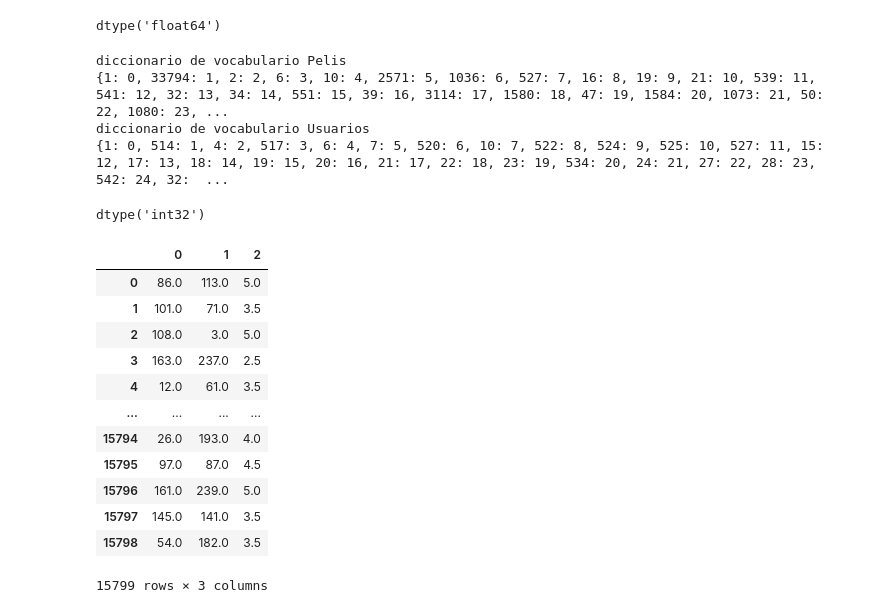
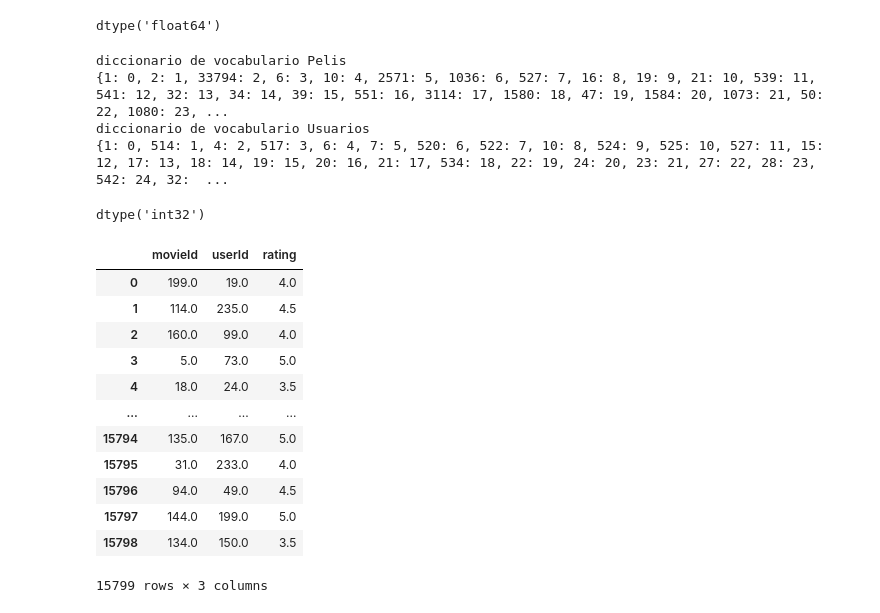
Before and after one commit to juanpsch/aprendizaje_profundo, a Jupyter notebook: Examen/SCHAMUN-JUANPABLO-DL_Examen_OCTUBRE_2023_2.ipynb, the cells around one changed output. Drawn from its saved outputs; the diff is of its cells as text; code cells hidden in the pictures.

```diff
--- a/Examen/SCHAMUN-JUANPABLO-DL_Examen_OCTUBRE_2023_2.ipynb
+++ b/Examen/SCHAMUN-JUANPABLO-DL_Examen_OCTUBRE_2023_2.ipynb
@@ -305,6 +305,7 @@ dtype('float64')
 # armamos un diccionario que me mapee el un índex
 # para pelis
 peli_to_idx = {peliId: i for i, peliId in enumerate(set(pelis))}
+idx_to_peli = {i:peliId for i, peliId in enumerate(set(pelis))}
 # Vector de pelis_idx en el dataset
 pelis_idx = np.array([peli_to_idx[value] for value in pelis])
 # Divido el vector pelis_idx en entrenamiento y validación
@@ -313,6 +314,7 @@ pelis_idx_valid = pelis_idx[valid_idx]
 
 # para usuarios
 user_to_idx = {userId: i for i, userId in enumerate(set(usuarios))}
+idx_to_user = {i:userId for i, userId in enumerate(set(usuarios))}
 # Vector de users_idx en el dataset
 users_idx = np.array([user_to_idx[value] for value in usuarios])
 # Divido el vector users_idx en entrenamiento y validación
@@ -325,9 +327,9 @@ print('diccionario de vocabulario Usuarios')
 print(user_to_idx)
 # %% [output]
 diccionario de vocabulario Pelis
-{1: 0, 33794: 1, 2: 2, 6: 3, 10: 4, 2571: 5, 1036: 6, 527: 7, 16: 8, 19: 9, 21: 10, 539: 11, 541: 12, 32: 13, 34: 14, 551: 15, 39: 16, 3114: 17, 1580: 18, 47: 19, 1584: 20, 1073: 21, 50: 22, 1080: 23, ...
+{1: 0, 2: 1, 33794: 2, 6: 3, 10: 4, 2571: 5, 1036: 6, 527: 7, 16: 8, 19: 9, 21: 10, 539: 11, 541: 12, 32: 13, 34: 14, 39: 15, 551: 16, 3114: 17, 1580: 18, 47: 19, 1584: 20, 1073: 21, 50: 22, 1080: 23, ...
 diccionario de vocabulario Usuarios
-{1: 0, 514: 1, 4: 2, 517: 3, 6: 4, 7: 5, 520: 6, 10: 7, 522: 8, 524: 9, 525: 10, 527: 11, 15: 12, 17: 13, 18: 14, 19: 15, 20: 16, 21: 17, 22: 18, 23: 19, 534: 20, 24: 21, 27: 22, 28: 23, 542: 24, 32:  ...
+{1: 0, 514: 1, 4: 2, 517: 3, 6: 4, 7: 5, 520: 6, 522: 7, 10: 8, 524: 9, 525: 10, 527: 11, 15: 12, 17: 13, 18: 14, 19: 15, 20: 16, 21: 17, 534: 18, 22: 19, 24: 20, 23: 21, 27: 22, 28: 23, 542: 24, 32:  ...
 # %%
 # Clase Dataset de Pytorch con embeddings
 class MyDatasetWithEmbddings(Dataset):
@@ -348,20 +350,20 @@ pelis_idx_train.dtype
 # %% [output]
 dtype('int32')
 # %%
-pd.DataFrame([pelis_idx_train, users_idx_train, rating_train]).transpose()
+pd.DataFrame([pelis_idx_train, users_idx_train, rating_train], index=['movieId', 'userId', 'rating']).transpose()
 # %% [output]
-|  | 0 | 1 | 2 |
-| 0 | 86.0 | 113.0 | 5.0 |
-| 1 | 101.0 | 71.0 | 3.5 |
-| 2 | 108.0 | 3.0 | 5.0 |
-| 3 | 163.0 | 237.0 | 2.5 |
-| 4 | 12.0 | 61.0 | 3.5 |
+|  | movieId | userId | rating |
+| 0 | 199.0 | 19.0 | 4.0 |
+| 1 | 114.0 | 235.0 | 4.5 |
+| 2 | 160.0 | 99.0 | 4.0 |
+| 3 | 5.0 | 73.0 | 5.0 |
+| 4 | 18.0 | 24.0 | 3.5 |
 | ... | ... | ... | ... |
-| 15794 | 26.0 | 193.0 | 4.0 |
-| 15795 | 97.0 | 87.0 | 4.5 |
-| 15796 | 161.0 | 239.0 | 5.0 |
-| 15797 | 145.0 | 141.0 | 3.5 |
-| 15798 | 54.0 | 182.0 | 3.5 |
+| 15794 | 135.0 | 167.0 | 5.0 |
+| 15795 | 31.0 | 233.0 | 4.0 |
+| 15796 | 94.0 | 49.0 | 4.5 |
+| 15797 | 144.0 | 199.0 | 5.0 |
+| 15798 | 134.0 | 150.0 | 3.5 |
 15799 rows × 3 columns
 # %%
 train_ds_embeddings = MyDatasetWithEmbddings(pelis_idx_train, users_idx_train, rating_train)
```
Also changed, not shown: parts of 10 cells of this notebook.
